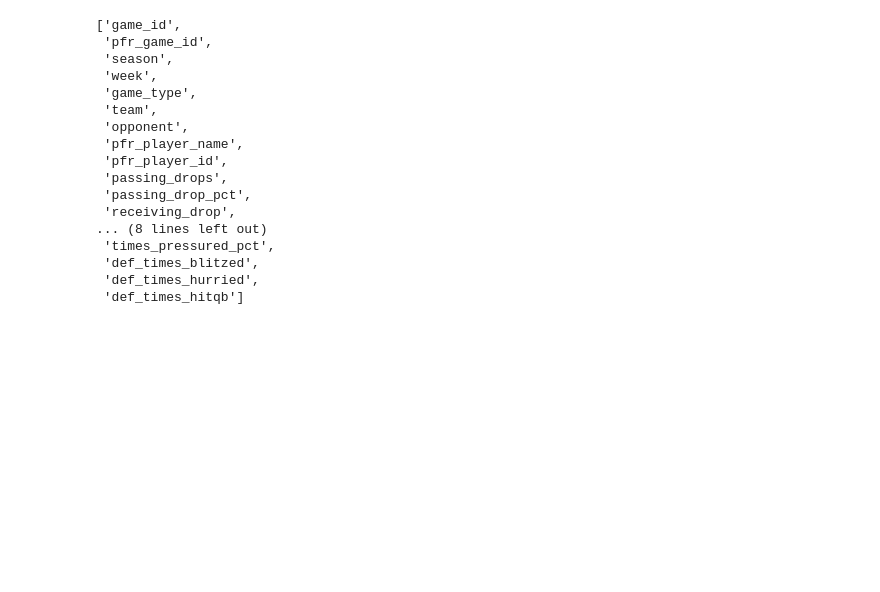
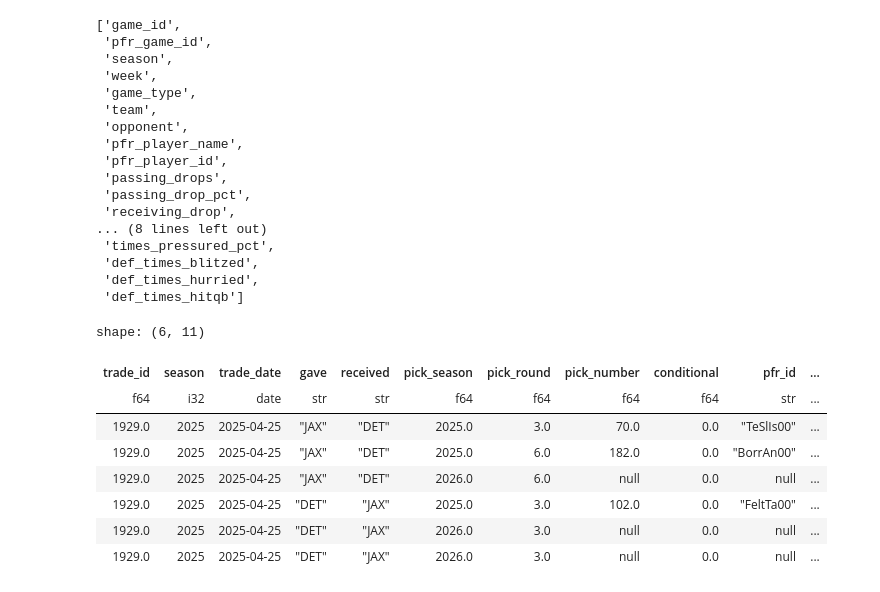
Before and after one commit to cram9030/detroit_lions_draft, a Jupyter notebook: notebooks/data_exploration.ipynb, the cells around one changed output. Cells and saved outputs as stored; diff of their text form; code cells hidden in the pictures; blank space fills up the shorter version.

Commit message:
Updated documentation with the draft pick patch integrations

```diff
--- a/notebooks/data_exploration.ipynb
+++ b/notebooks/data_exploration.ipynb
@@ -197,3 +197,17 @@ pfr_advanced.columns
  'def_times_blitzed',
  'def_times_hurried',
  'def_times_hitqb']
+# %%
+trades = nfl.load_trades()
+# %%
+trades.filter(pl.col('trade_id')==1929)
+# %% [output]
+shape: (6, 11)
+| trade_id | season | trade_date | gave | received | pick_season | pick_round | pick_number | conditional | pfr_id | ... |
+| f64 | i32 | date | str | str | f64 | f64 | f64 | f64 | str | ... |
+| 1929.0 | 2025 | 2025-04-25 | "JAX" | "DET" | 2025.0 | 3.0 | 70.0 | 0.0 | "TeSlIs00" | ... |
+| 1929.0 | 2025 | 2025-04-25 | "JAX" | "DET" | 2025.0 | 6.0 | 182.0 | 0.0 | "BorrAn00" | ... |
+| 1929.0 | 2025 | 2025-04-25 | "JAX" | "DET" | 2026.0 | 6.0 | null | 0.0 | null | ... |
+| 1929.0 | 2025 | 2025-04-25 | "DET" | "JAX" | 2025.0 | 3.0 | 102.0 | 0.0 | "FeltTa00" | ... |
+| 1929.0 | 2025 | 2025-04-25 | "DET" | "JAX" | 2026.0 | 3.0 | null | 0.0 | null | ... |
+| 1929.0 | 2025 | 2025-04-25 | "DET" | "JAX" | 2026.0 | 3.0 | null | 0.0 | null | ... |
```
Also changed, not shown: 3 other files.
